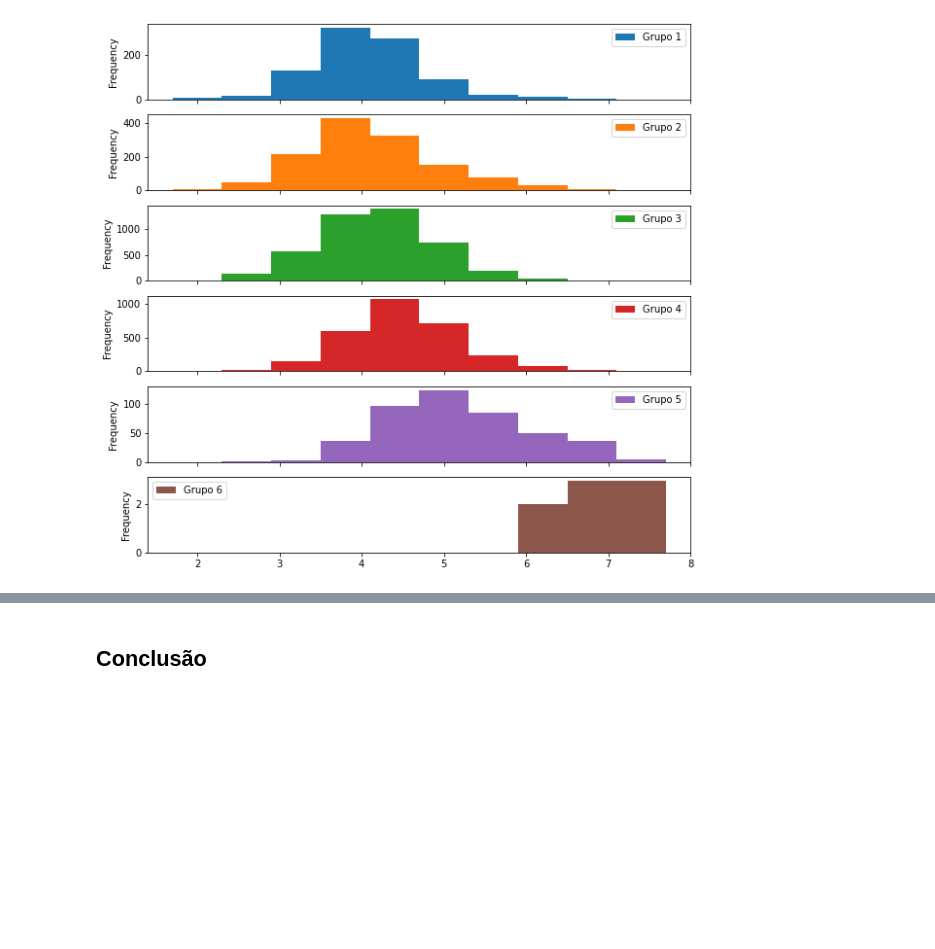
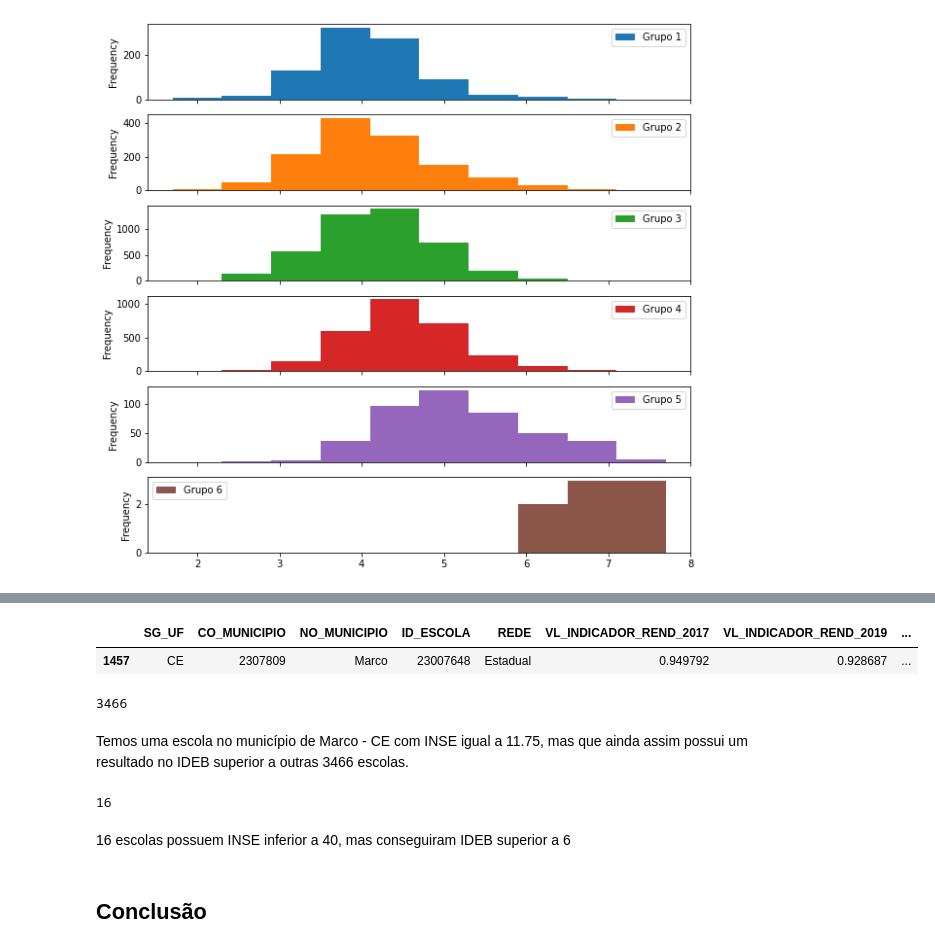
Before and after one commit to antunes-emanuel/intro-to-python, a Jupyter notebook: ideb_2019.ipynb, the cells around one changed output, grey strips where cells are left out. Drawn from its saved outputs; the diff is of its cells as text; code cells hidden in the pictures; blank space fills up the shorter version.

```diff
--- a/ideb_2019.ipynb
+++ b/ideb_2019.ipynb
@@ -167,3 +174,20 @@ array([<matplotlib.axes._subplots.AxesSubplot object at 0x...>,
+# %%
+ideb_2019_inse.query('INSE_VALOR_ABSOLUTO < 20')
+# %% [output]
+|  | SG_UF | CO_MUNICIPIO | NO_MUNICIPIO | ID_ESCOLA | REDE | VL_INDICADOR_REND_2017 | VL_INDICADOR_REND_2019 | ... |
+| 1457 | CE | 2307809 | Marco | 23007648 | Estadual | 0.949792 | 0.928687 | ... |
+# %%
+ideb_2019_inse.query('VL_OBSERVADO_2019 < 4').shape[0]
+# %% [output]
+3466
+# %% [markdown]
+Temos uma escola no município de Marco - CE com INSE igual a 11.75, mas que ainda assim possui um resultado no IDEB superior a outras 3466 escolas.
+# %%
+ideb_2019_inse.query('VL_OBSERVADO_2019 > 6 & INSE_VALOR_ABSOLUTO < 40').shape[0]
+# %% [output]
+16
+# %% [markdown]
+16 escolas possuem INSE inferior a 40, mas conseguiram IDEB superior a 6
 # %% [markdown]
 ## Conclusão
 # %% [markdown]
```
Also changed, not shown: parts of 3 cells of this notebook.
